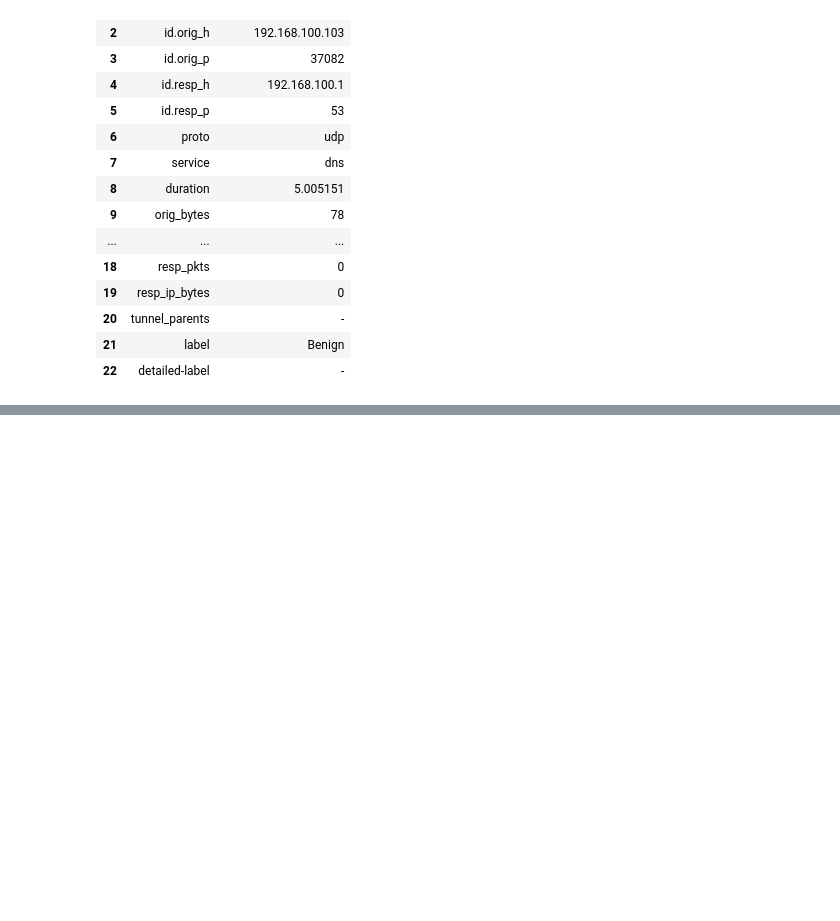
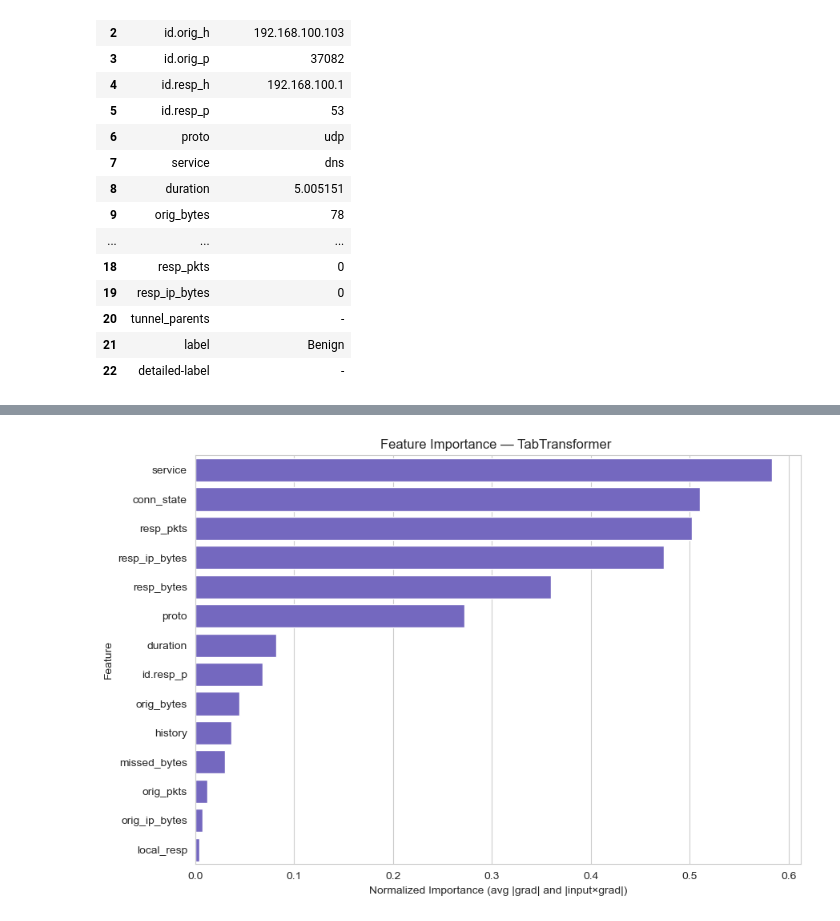
Before and after one commit to Sanduni-Gamage/ML-Project, a Jupyter notebook: project.ipynb, the cells around one changed output, grey strips where cells are left out. Drawn from its saved outputs; the diff is of its cells as text; code cells hidden in the pictures; blank space fills up the shorter version.

```diff
--- a/project.ipynb
+++ b/project.ipynb
@@ -2491,0 +3390,92 @@ ValueError: DataFrame.dtypes for data must be int, float, bool or category. When
+# %%
+# Feature Importance — TabTransformer (gradient-based saliency + input×grad) [fixed]
+
+import os, numpy as np, pandas as pd, torch, seaborn as sns, matplotlib.pyplot as plt
+
+# Preconditions
+need = ['model_tab','DEVICE','X_val_tt']
+missing = [n for n in need if n not in globals()]
+assert not missing, f"Missing: {missing}"
+
+os.makedirs('reports', exist_ok=True)
+sns.set_style("whitegrid")
+
+def _normalize(v):
+    v = np.asarray(v, float)
+    v = v - np.nanmin(v)
+    rng = np.nanmax(v)
+    return (v / rng) if rng > 0 else np.zeros_like(v)
+
+def tabtransformer_grad_importance(model, X_df, device=None, max_rows=20000, batch_size=2048):
+    """
+    Computes per-feature importance via:
+      - avg |grad| wrt input
+      - avg |input × grad|
+    on a validation subset. No permutation is used.
+    """
+    device = device or torch.device('cuda' if torch.cuda.is_available() else 'cpu')
+    model.eval()
+
+    Xs = X_df.sample(max_rows, random_state=42) if len(X_df) > max_rows else X_df
+    Xnp = Xs.values.astype(np.float32)
+    n, d = Xnp.shape
+    acc_abs_grad = np.zeros(d, dtype=np.float64)
+    acc_abs_inpgrad = np.zeros(d, dtype=np.float64)
+    count = 0
+
+    with torch.set_grad_enabled(True):
+        start = 0
+        while start < n:
+            end = min(start + batch_size, n)
+            xb = torch.tensor(Xnp[start:end], dtype=torch.float32, device=device, requires_grad=True)
+            model.zero_grad(set_to_none=True)
+
+            # forward on logits (single-output binary)
+            logits = model(xb)          # [B]
+            loss = logits.sum()         # aggregate over batch to get grads wrt inputs
+            loss.backward()
+
+            g = xb.grad.detach()        # [B, d]
+            acc_abs_grad += g.abs().sum(dim=0).cpu().numpy()
+
+            # Detach inputs before multiplying so the tensor does not require grad
+            acc_abs_inpgrad += ((xb.detach() * g).abs().sum(dim=0)).cpu().numpy()
+
+            count += (end - start)
+            start = end
+
+    saliency = acc_abs_grad / max(1, count)
+    inpgrad  = acc_abs_inpgrad / max(1, count)
+
+    # Normalize and combine
+    sal_n = _normalize(saliency)
+    ig_n  = _normalize(inpgrad)
+    combined = 0.5 * (sal_n + ig_n)
+
+    imp = pd.DataFrame({
+        'feature': Xs.columns,
+        'grad_abs': saliency,
+        'input_x_grad_abs': inpgrad,
+        'combined_norm': combined
+    }).set_index('feature').sort_values('combined_norm', ascending=False)
+
+    return imp
+
+# Run on validation
+imp_tab_grad = tabtransformer_grad_importance(model_tab, X_val_tt, device=DEVICE, max_rows=20000, batch_size=2048)
+
+# Plot top-20
+top = imp_tab_grad.head(20)
+plt.figure(figsize=(9, max(5, int(len(top)*0.45))))
+sns.barplot(x=top['combined_norm'].values, y=top.index, color='#6A5ACD')
+plt.xlabel('Normalized Importance (avg |grad| and |input×grad|)')
+plt.ylabel('Feature')
+plt.title('Feature Importance — TabTransformer ')
+plt.tight_layout(); plt.show()
+
+# Save CSV
+out_path = 'reports/feature_importance_tabtransformer_gradient_val.csv'
+imp_tab_grad.to_csv(out_path)
+print(f"Saved: {out_path}")
+# %% [output]
+[figure, added]
```
Also changed, not shown: parts of 45 cells of this notebook, 7 other files.
